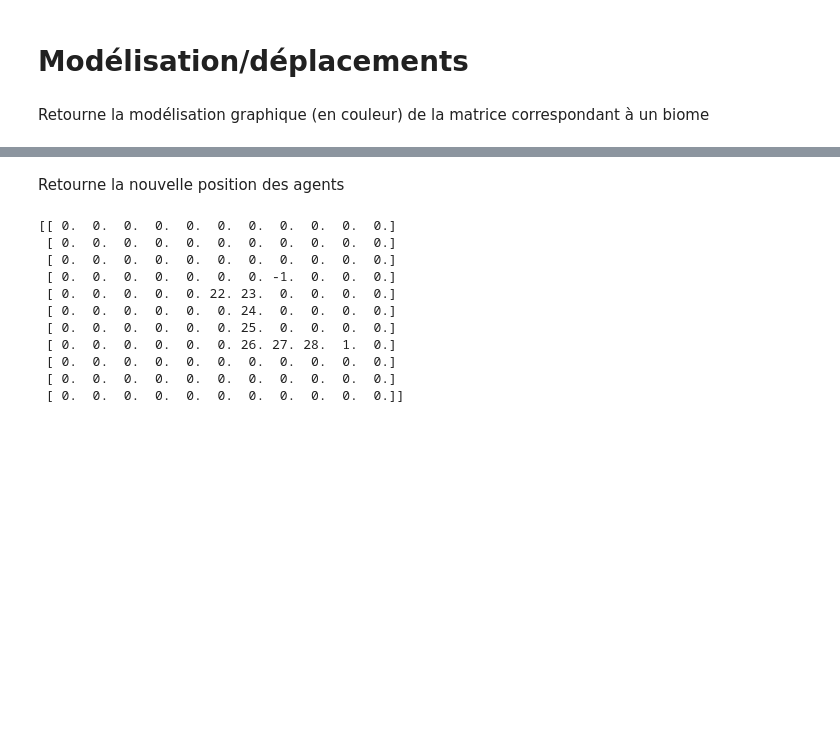
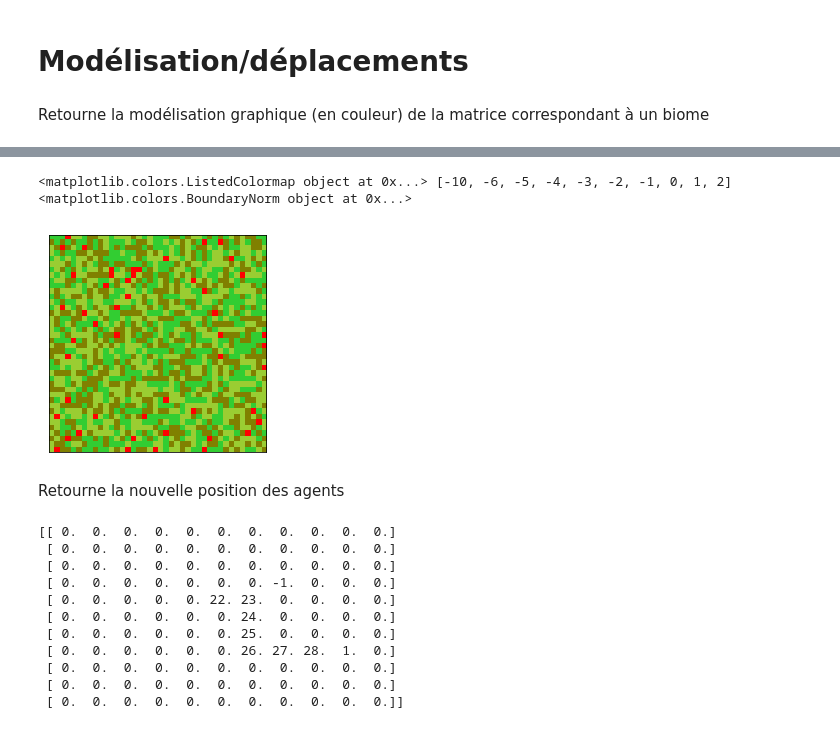
Before and after one commit to are-mipiA1A2/survie, a Jupyter notebook: Are Code V2.0.ipynb, the cells around one changed output, grey strips where cells are left out. Cells and saved outputs as stored; diff of their text form; code cells hidden in the pictures; blank space fills up the shorter version.

```diff
--- a/Are Code V2.0.ipynb
+++ b/Are Code V2.0.ipynb
@@ -438,3 +512,9 @@ dessin(generation_matrice(100,0.2))
+# %%
+matt,L=generation_matrice(40,0.4,50)
+dessin(matt,L)
+# %% [output]
+<matplotlib.colors.ListedColormap object at 0x...> [-10, -6, -5, -4, -3, -2, -1, 0, 1, 2] <matplotlib.colors.BoundaryNorm object at 0x...>
+[figure, added]
 # %% [markdown]
 Retourne la nouvelle position des agents
 # %%
```
Also changed, not shown: parts of 8 cells of this notebook.
